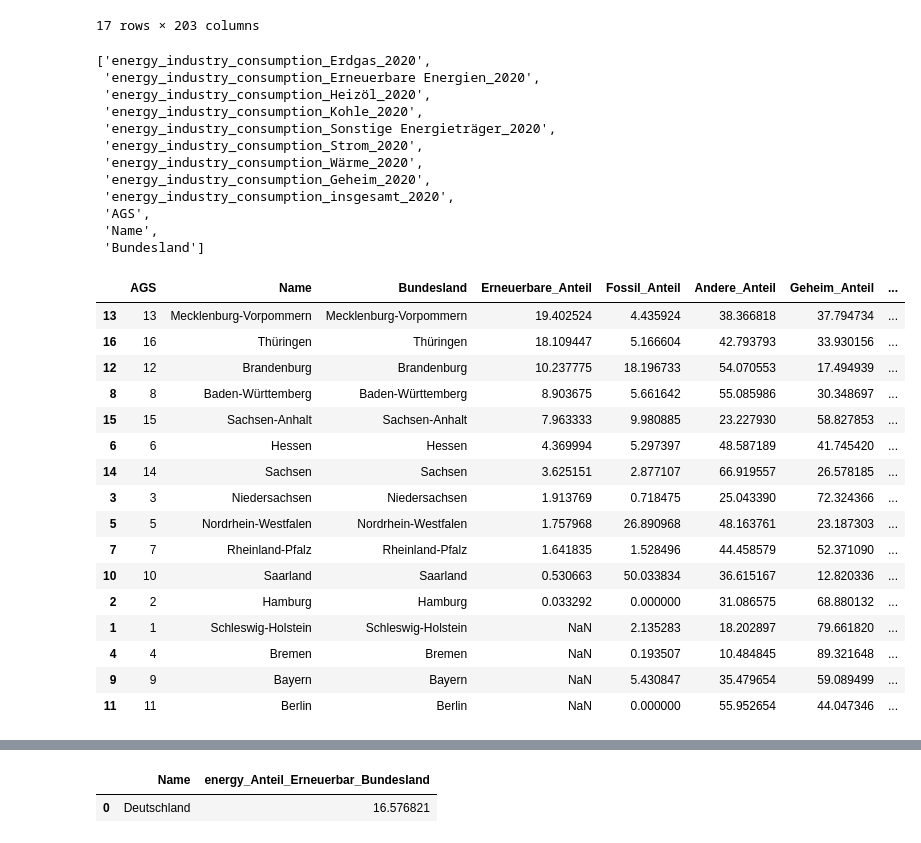
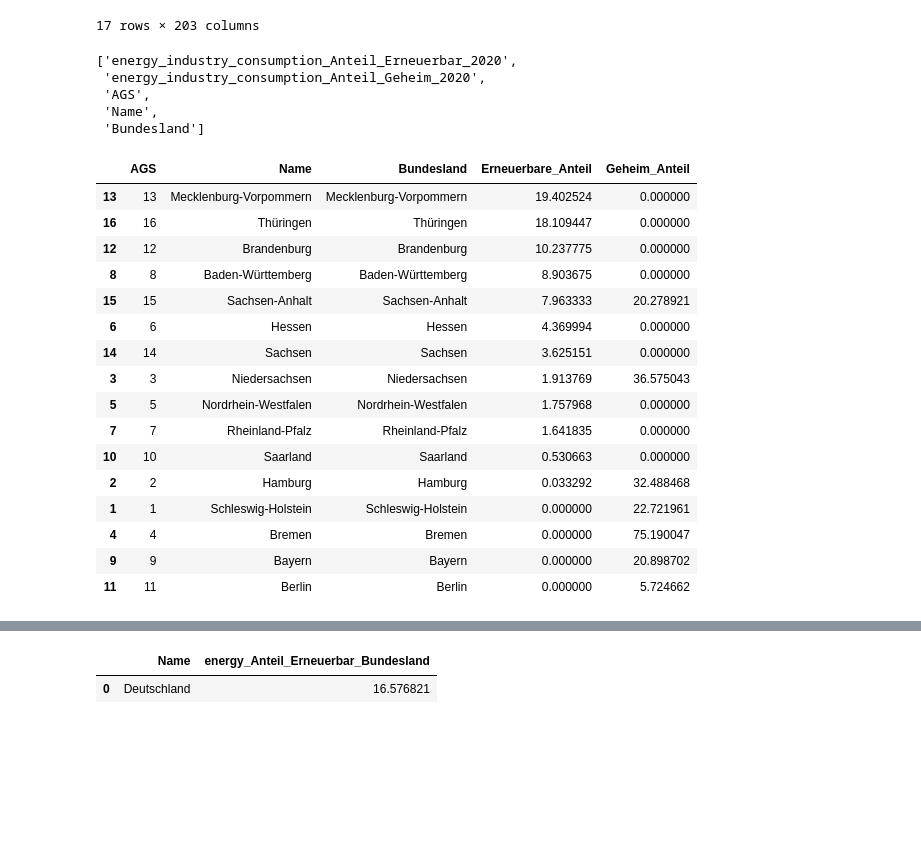
Before and after one commit to uclab-potsdam/klimataz, a Jupyter notebook: data/energy/final_ranking_energy.ipynb, the cells around one changed output, grey strips where cells are left out. Drawn from its saved outputs; the diff is of its cells as text; code cells hidden in the pictures; blank space fills up the shorter version.

Commit message:
replace fossils with renewables in energy postcards

```diff
--- a/data/energy/final_ranking_energy.ipynb
+++ b/data/energy/final_ranking_energy.ipynb
@@ -264,60 +263,54 @@ blenr_filter
 | 16 | 16 | Thüringen | 1.673571e+07 | 1.729094e+07 | 1.817021e+07 | ... |
 17 rows × 203 columns
 # %%
-blcolumn_list = [x for x in enr_filter.columns if '_2020' in x if '_Anteil_' not in x]
+blcolumn_list = [x for x in enr_filter.columns if '_2020' in x if '_Anteil_' in x]
 blcolumn_list.extend(['AGS','Name',
  'Bundesland'])
 blcolumn_list
 # %% [output]
-['energy_industry_consumption_Erdgas_2020',
- 'energy_industry_consumption_Erneuerbare Energien_2020',
- 'energy_industry_consumption_Heizöl_2020',
- 'energy_industry_consumption_Kohle_2020',
- 'energy_industry_consumption_Sonstige Energieträger_2020',
- 'energy_industry_consumption_Strom_2020',
- 'energy_industry_consumption_Wärme_2020',
- 'energy_industry_consumption_Geheim_2020',
- 'energy_industry_consumption_insgesamt_2020',
+['energy_industry_consumption_Anteil_Erneuerbar_2020',
+ 'energy_industry_consumption_Anteil_Geheim_2020',
  'AGS',
  'Name',
  'Bundesland']
 # %%
 blenr_energien = blenr_filter[blcolumn_list].copy()
-blenr_energien['Insgesamt'] = blenr_energien['energy_industry_consumption_insgesamt_2020']
-blenr_energien['Erneuerbare'] = blenr_energien[ 'energy_industry_consumption_Erneuerbare Energien_2020']
-blenr_energien['Fossil'] = blenr_energien[['energy_industry_consumption_Heizöl_2020','energy_industry_consumption_Kohle_2020']].sum(axis=1)
-blenr_energien['Andere'] = blenr_energien[['energy_industry_consumption_Sonstige Energieträger_2020','energy_industry_consumption_Strom_2020','energy_industry_consumption_Wärme_2020']].sum(axis=1)
-blenr_energien['Geheim'] = blenr_energien['energy_industry_consumption_insgesamt_2020']-blenr_energien[['Fossil','Andere','Erneuerbare']].sum(axis=1)
-blenr_energien['Erneuerbare_Anteil'] = blenr_energien['Erneuerbare']*100/blenr_energien['Insgesamt']
-blenr_energien['Fossil_Anteil'] = blenr_energien['Fossil']*100/blenr_energien['Insgesamt']
-blenr_energien['Andere_Anteil'] = blenr_energien['Andere']*100/blenr_energien['Insgesamt']
-blenr_energien['Geheim_Anteil'] = blenr_energien['Geheim']*100/blenr_energien['Insgesamt']
-blenr_energien['Geheim_Anteil'].fillna('100',inplace=True)
-blenr_energien =  blenr_energien[['AGS', 'Name','Bundesland','Erneuerbare_Anteil','Fossil_Anteil','Andere_Anteil','Geheim_Anteil','Insgesamt']]
+#blenr_energien['Insgesamt'] = blenr_energien['energy_industry_consumption_insgesamt_2020']
+#blenr_energien['Erneuerbare'] = blenr_energien[ 'energy_industry_consumption_Erneuerbare Energien_2020']
+#blenr_energien['Fossil'] = blenr_energien[['energy_industry_consumption_Heizöl_2020','energy_industry_consumption_Kohle_2020']].sum(axis=1)
+#blenr_energien['Andere'] = blenr_energien[['energy_industry_consumption_Sonstige Energieträger_2020','energy_industry_consumption_Strom_2020','energy_industry_consumption_Wärme_2020']].sum(axis=1)
+#blenr_energien['Geheim'] = blenr_energien['energy_industry_consumption_insgesamt_2020']-blenr_energien[['Fossil','Andere','Erneuerbare']].sum(axis=1)
+blenr_energien['Erneuerbare_Anteil'] = blenr_energien['energy_industry_consumption_Anteil_Erneuerbar_2020'].astype(float)
+#blenr_energien['Fossil_Anteil'] = blenr_energien['Fossil']*100/blenr_energien['Insgesamt']
+#blenr_energien['Andere_Anteil'] = blenr_energien['Andere']*100/blenr_energien['Insgesamt']
+blenr_energien['Geheim_Anteil'] = blenr_energien['energy_industry_consumption_Anteil_Geheim_2020'].astype(float)
+blenr_energien['Erneuerbare_Anteil'].fillna(0,inplace=True)
+blenr_energien['Geheim_Anteil'].fillna(100,inplace=True)
+blenr_energien =  blenr_energien[['AGS', 'Name','Bundesland','Erneuerbare_Anteil','Geheim_Anteil']]
 
 dl_energien = blenr_energien.loc[0]
 blenr_energien = blenr_energien[blenr_energien['AGS']>0]
 
 blenr_energien.sort_values('Erneuerbare_Anteil',ascending=False,inplace=True)
 blenr_energien
 # %% [output]
-|  | AGS | Name | Bundesland | Erneuerbare_Anteil | Fossil_Anteil | Andere_Anteil | Geheim_Anteil | ... |
-| 13 | 13 | Mecklenburg-Vorpommern | Mecklenburg-Vorpommern | 19.402524 | 4.435924 | 38.366818 | 37.794734 | ... |
-| 16 | 16 | Thüringen | Thüringen | 18.109447 | 5.166604 | 42.793793 | 33.930156 | ... |
-| 12 | 12 | Brandenburg | Brandenburg | 10.237775 | 18.196733 | 54.070553 | 17.494939 | ... |
-| 8 | 8 | Baden-Württemberg | Baden-Württemberg | 8.903675 | 5.661642 | 55.085986 | 30.348697 | ... |
-| 15 | 15 | Sachsen-Anhalt | Sachsen-Anhalt | 7.963333 | 9.980885 | 23.227930 | 58.827853 | ... |
-| 6 | 6 | Hessen | Hessen | 4.369994 | 5.297397 | 48.587189 | 41.745420 | ... |
-| 14 | 14 | Sachsen | Sachsen | 3.625151 | 2.877107 | 66.919557 | 26.578185 | ... |
-| 3 | 3 | Niedersachsen | Niedersachsen | 1.913769 | 0.718475 | 25.043390 | 72.324366 | ... |
-| 5 | 5 | Nordrhein-Westfalen | Nordrhein-Westfalen | 1.757968 | 26.890968 | 48.163761 | 23.187303 | ... |
-| 7 | 7 | Rheinland-Pfalz | Rheinland-Pfalz | 1.641835 | 1.528496 | 44.458579 | 52.371090 | ... |
-| 10 | 10 | Saarland | Saarland | 0.530663 | 50.033834 | 36.615167 | 12.820336 | ... |
-| 2 | 2 | Hamburg | Hamburg | 0.033292 | 0.000000 | 31.086575 | 68.880132 | ... |
-| 1 | 1 | Schleswig-Holstein | Schleswig-Holstein | NaN | 2.135283 | 18.202897 | 79.661820 | ... |
-| 4 | 4 | Bremen | Bremen | NaN | 0.193507 | 10.484845 | 89.321648 | ... |
-| 9 | 9 | Bayern | Bayern | NaN | 5.430847 | 35.479654 | 59.089499 | ... |
-| 11 | 11 | Berlin | Berlin | NaN | 0.000000 | 55.952654 | 44.047346 | ... |
+|  | AGS | Name | Bundesland | Erneuerbare_Anteil | Geheim_Anteil |
+| 13 | 13 | Mecklenburg-Vorpommern | Mecklenburg-Vorpommern | 19.402524 | 0.000000 |
+| 16 | 16 | Thüringen | Thüringen | 18.109447 | 0.000000 |
+| 12 | 12 | Brandenburg | Brandenburg | 10.237775 | 0.000000 |
+| 8 | 8 | Baden-Württemberg | Baden-Württemberg | 8.903675 | 0.000000 |
+| 15 | 15 | Sachsen-Anhalt | Sachsen-Anhalt | 7.963333 | 20.278921 |
+| 6 | 6 | Hessen | Hessen | 4.369994 | 0.000000 |
+| 14 | 14 | Sachsen | Sachsen | 3.625151 | 0.000000 |
+| 3 | 3 | Niedersachsen | Niedersachsen | 1.913769 | 36.575043 |
+| 5 | 5 | Nordrhein-Westfalen | Nordrhein-Westfalen | 1.757968 | 0.000000 |
+| 7 | 7 | Rheinland-Pfalz | Rheinland-Pfalz | 1.641835 | 0.000000 |
+| 10 | 10 | Saarland | Saarland | 0.530663 | 0.000000 |
+| 2 | 2 | Hamburg | Hamburg | 0.033292 | 32.488468 |
+| 1 | 1 | Schleswig-Holstein | Schleswig-Holstein | 0.000000 | 22.721961 |
+| 4 | 4 | Bremen | Bremen | 0.000000 | 75.190047 |
+| 9 | 9 | Bayern | Bayern | 0.000000 | 20.898702 |
+| 11 | 11 | Berlin | Berlin | 0.000000 | 5.724662 |
 # %%
 blenr_energien=blenr_energien.merge(blen_short,on='Bundesland',how='left')
 blenr_energien
```
Also changed, not shown: parts of 13 cells of this notebook, 3 other files.
